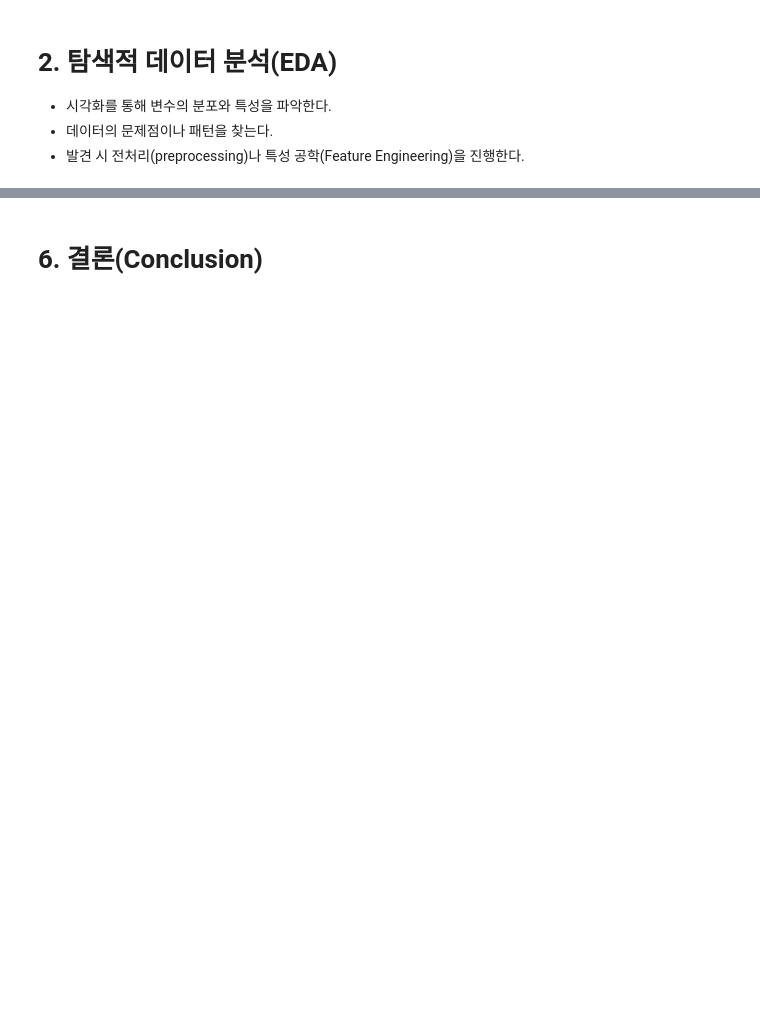
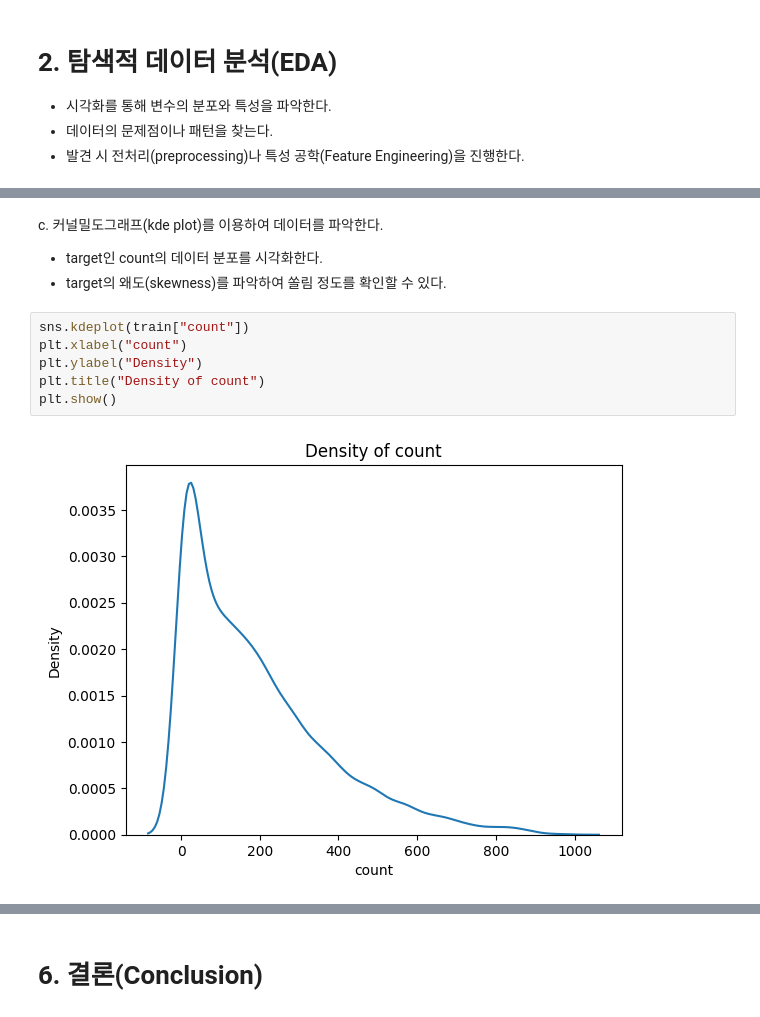
Before and after one commit to Gansaw/Machine_Learning, a Jupyter notebook: Kaggle/ML3 - Bike Sharing Demand/최호진 - Bike Sharing Demand.ipynb, the cells around one changed output, grey strips where cells are left out. Drawn from its saved outputs; the diff is of its cells as text; blank space fills up the shorter version.

```diff
--- a/Kaggle/ML3 - Bike Sharing Demand/최호진 - Bike Sharing Demand.ipynb
+++ b/Kaggle/ML3 - Bike Sharing Demand/최호진 - Bike Sharing Demand.ipynb
@@ -737,0 +268,13 @@ result.head()
+# %% [markdown]
+c. 커널밀도그래프(kde plot)를 이용하여 데이터를 파악한다.
+
+  + target인 count의 데이터 분포를 시각화한다.
+  + target의 왜도(skewness)를 파악하여 쏠림 정도를 확인할 수 있다.
+# %%
+sns.kdeplot(train["count"])
+plt.xlabel("count")
+plt.ylabel("Density")
+plt.title("Density of count")
+plt.show()
+# %% [output]
+[figure, added]
```
Also changed, not shown: parts of 103 cells of this notebook, 2 other files.
